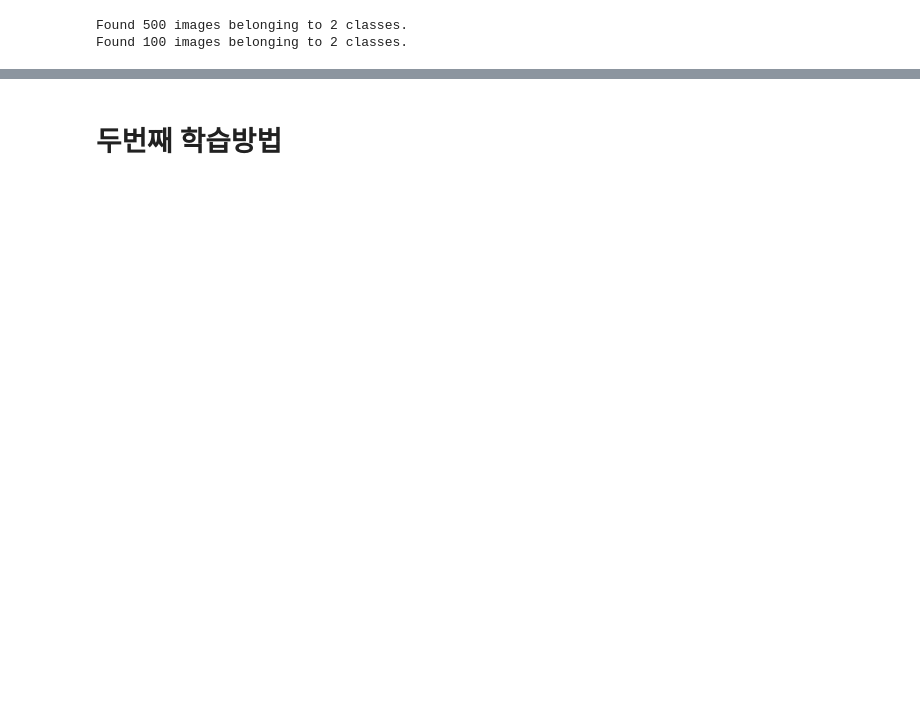
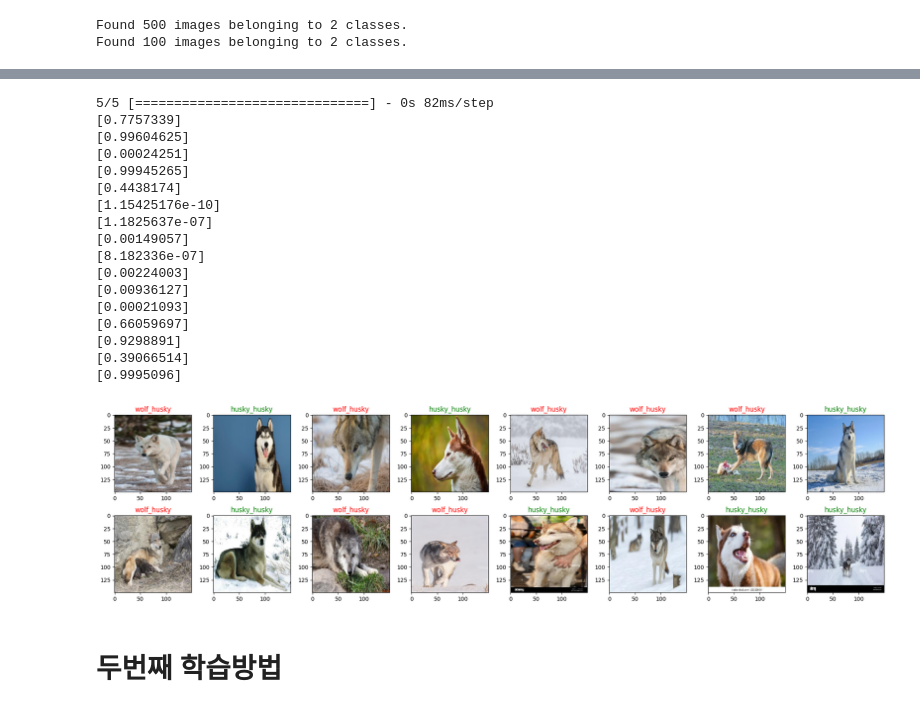
Before and after one commit to ReDocu/SingleProject, a Jupyter notebook: R_T02/Image_Learning.ipynb, the cells around one changed output, grey strips where cells are left out. Drawn from its saved outputs; the diff is of its cells as text; code cells hidden in the pictures; blank space fills up the shorter version.

```diff
--- a/R_T02/Image_Learning.ipynb
+++ b/R_T02/Image_Learning.ipynb
@@ -369,26 +375,45 @@ plt.plot(history.history['val_accuracy'], marker='.', color='b')
 # %%
 preds = model.predict(test_generator)
 
 
 class_labels =['husky','wolf']
 
 batch = next(test_generator)
 images, labels = batch[0], batch[1]
 
 fig = plt.figure(figsize=(20,10))
 
-for i in range(8):
+for i in range(16):
     ax = plt.subplot(4,8,i + 1)
 
     ax.imshow(images[i])
 
     pred_idx = np.argmax(preds[i])
     label_idx = labels[i].astype(np.int16)
     print(preds[i])
     plt.title(class_labels[label_idx])
     ax.set_title("{}_{}".format(class_labels[label_idx], class_labels[pred_idx]), color ='green' if label_idx == pred_idx else 'red')
 plt.tight_layout()
 plt.show()
+# %% [output]
+5/5 [==============================] - 0s 82ms/step
+[0.7757339]
+[0.99604625]
+[0.00024251]
+[0.99945265]
+[0.4438174]
+[1.15425176e-10]
+[1.1825637e-07]
+[0.00149057]
+[8.182336e-07]
+[0.00224003]
+[0.00936127]
+[0.00021093]
+[0.66059697]
+[0.9298891]
+[0.39066514]
+[0.9995096]
+[figure, added]
 # %%
 batch = next(test_generator)
 images, labels = batch[0], batch[1]
```
Also changed, not shown: parts of 9 cells of this notebook, 2 other files.
